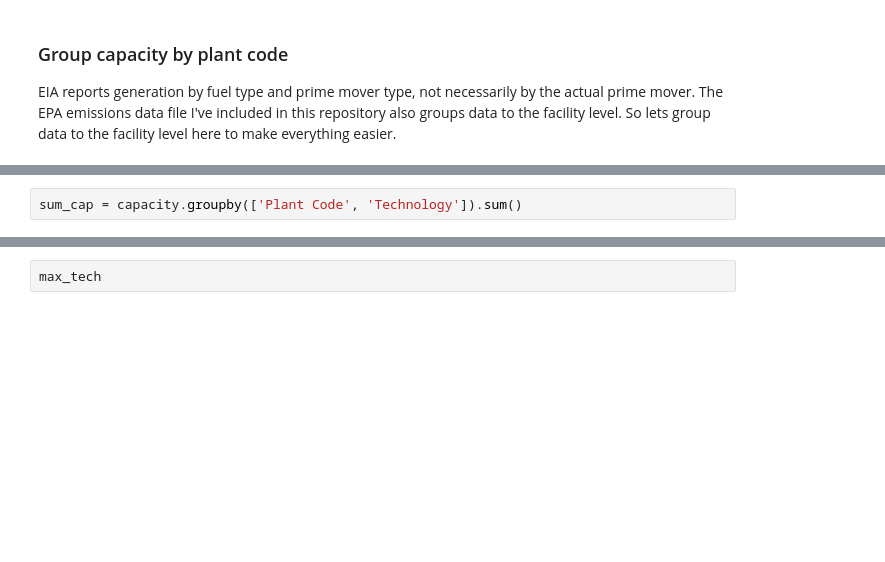
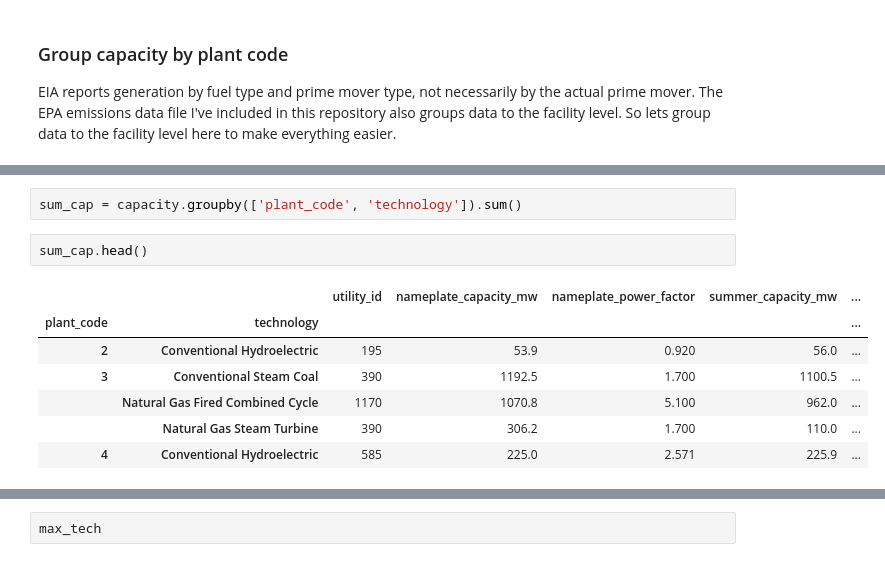
Before and after one commit to gschivley/python-data-analysis-class, a Jupyter notebook: notebooks/Pandas/2 - Explore file imports.ipynb, the cells around one changed output, grey strips where cells are left out. Drawn from its saved outputs; the diff is of its cells as text; blank space fills up the shorter version.

```diff
--- a/notebooks/Pandas/2 - Explore file imports.ipynb
+++ b/notebooks/Pandas/2 - Explore file imports.ipynb
@@ -372,2 +387,12 @@ There is probably a faster/more clever way to do this, but I'm going to:
 # %%
-sum_cap = capacity.groupby(['Plant Code', 'Technology']).sum()
+sum_cap = capacity.groupby(['plant_code', 'technology']).sum()
+# %%
+sum_cap.head()
+# %% [output]
+|  |  | utility_id | nameplate_capacity_mw | nameplate_power_factor | summer_capacity_mw | ... |
+| plant_code | technology |  |  |  |  | ... |
+| 2 | Conventional Hydroelectric | 195 | 53.9 | 0.920 | 56.0 | ... |
+| 3 | Conventional Steam Coal | 390 | 1192.5 | 1.700 | 1100.5 | ... |
+|  | Natural Gas Fired Combined Cycle | 1170 | 1070.8 | 5.100 | 962.0 | ... |
+|  | Natural Gas Steam Turbine | 390 | 306.2 | 1.700 | 110.0 | ... |
+| 4 | Conventional Hydroelectric | 585 | 225.0 | 2.571 | 225.9 | ... |
```
Also changed, not shown: parts of 22 cells of this notebook.
